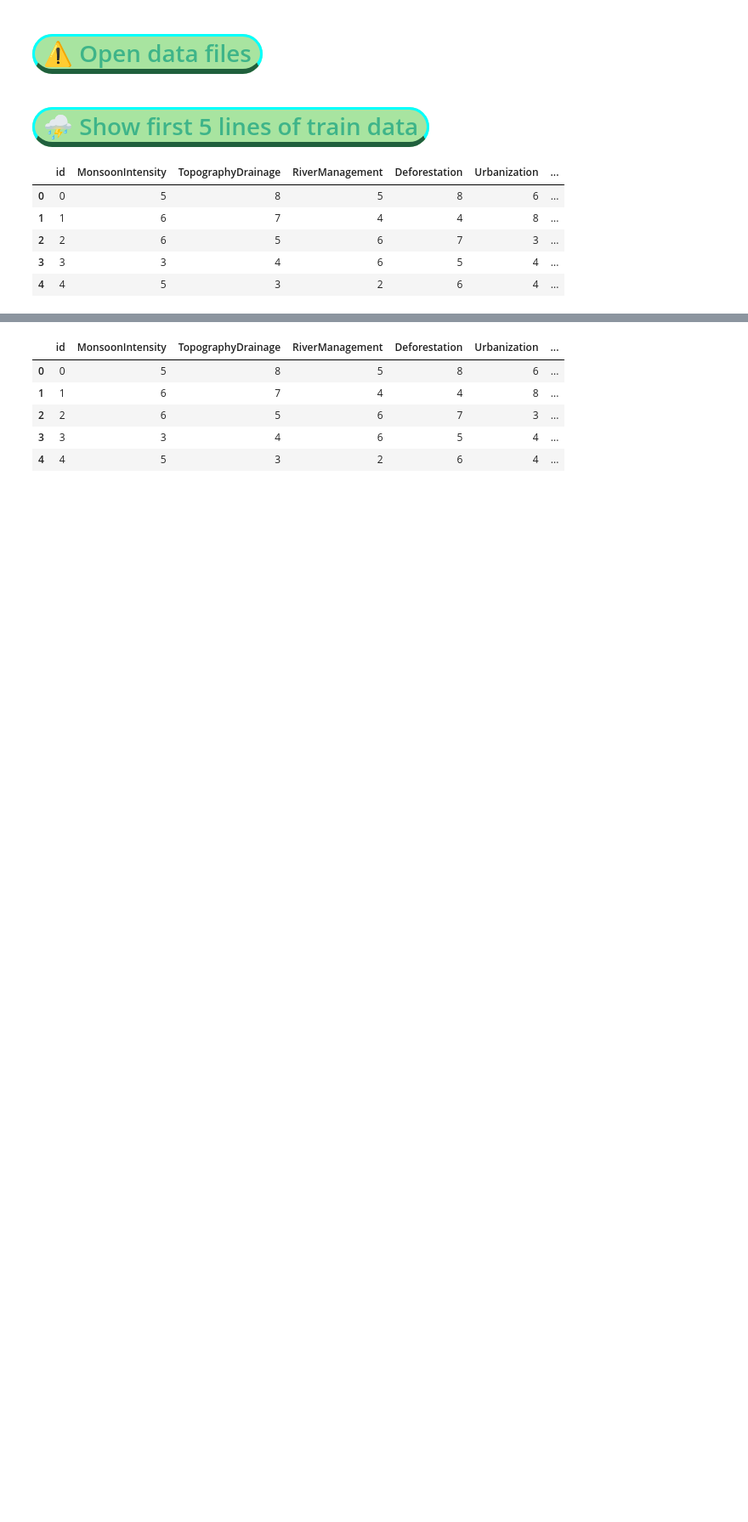
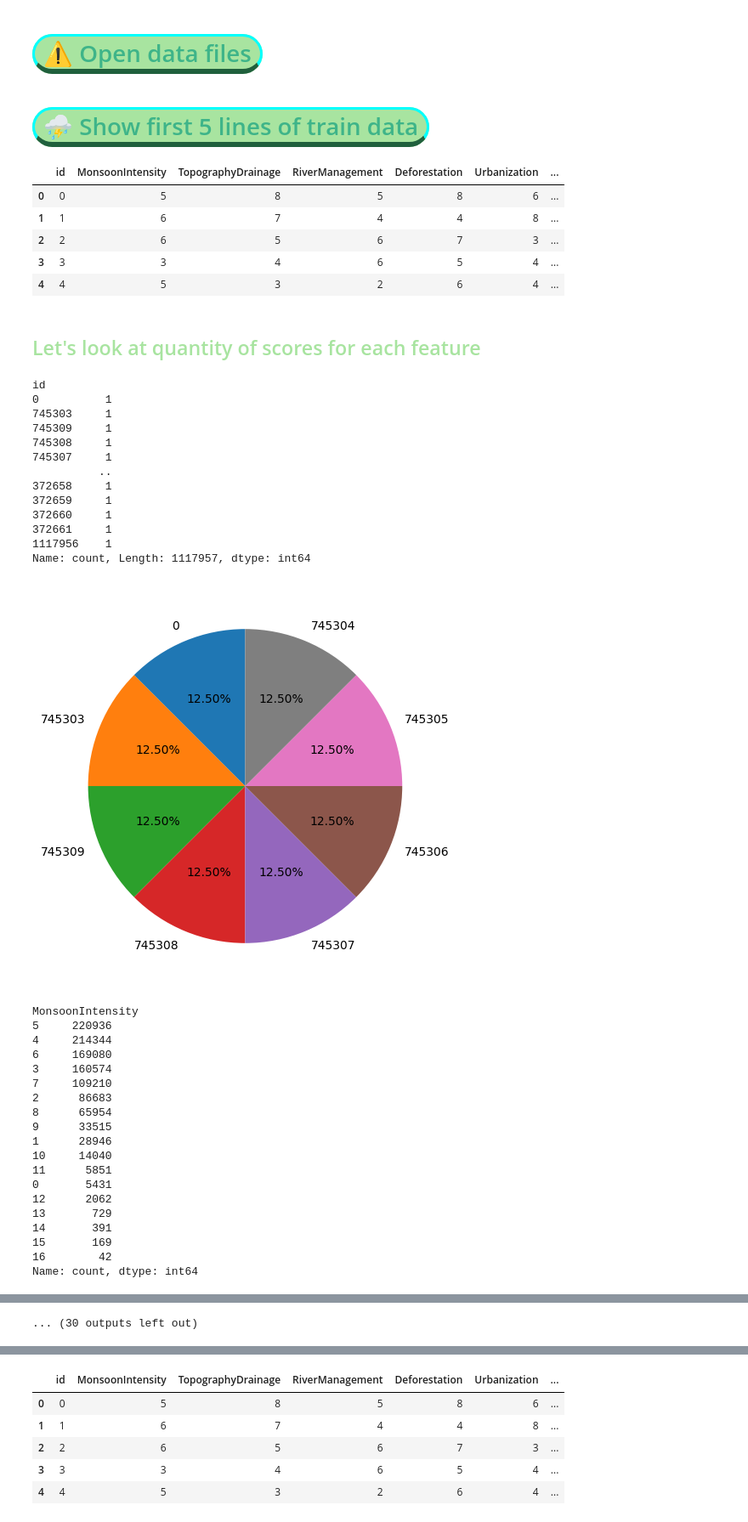
Before and after one commit to Ultraluxe25/Kapturov-s_Kaggle_Notebooks, a Jupyter notebook: 🌊⚠️⛈️😨🚣 Kapturov's solution of PS S4E5.ipynb, the cells around one changed output, grey strips where cells are left out. Shown at 85% size. Cells and saved outputs as stored; diff of their text form; code cells hidden in the pictures; blank space fills up the shorter version.

```diff
--- a/🌊⚠️⛈️😨🚣 Kapturov's solution of PS S4E5.ipynb
+++ b/🌊⚠️⛈️😨🚣 Kapturov's solution of PS S4E5.ipynb
@@ -93,3 +93,46 @@ train.head()
 | 2 | 2 | 6 | 5 | 6 | 7 | 3 | ... |
 | 3 | 3 | 3 | 4 | 6 | 5 | 4 | ... |
 | 4 | 4 | 5 | 3 | 2 | 6 | 4 | ... |
+# %% [markdown]
+## <span style="color: #A8E4A0">Let's look at quantity of scores for each feature
+# %%
+for feature in train.columns[:-1]:
+    print(train[feature].value_counts(), end='\n\n')
+    plt.figure(figsize=(9, 6))
+    label_counts = train[feature].value_counts()
+    plt.pie(label_counts[:8], labels=label_counts.index[:8], autopct='%1.2f%%', startangle=90)
+    plt.show()
+# %% [output]
+id
+0          1
+745303     1
+745309     1
+745308     1
+745307     1
+          ..
+372658     1
+372659     1
+372660     1
+372661     1
+1117956    1
+Name: count, Length: 1117957, dtype: int64
+[figure, added]
+MonsoonIntensity
+5     220936
+4     214344
+6     169080
+3     160574
+7     109210
+2      86683
+8      65954
+9      33515
+1      28946
+10     14040
+11      5851
+0       5431
+12      2062
+13       729
+14       391
+15       169
+16        42
+Name: count, dtype: int64
@@ -95,0 +220 @@ train.head()
+... (30 outputs left out)
```
Also changed, not shown: parts of 38 cells of this notebook.
